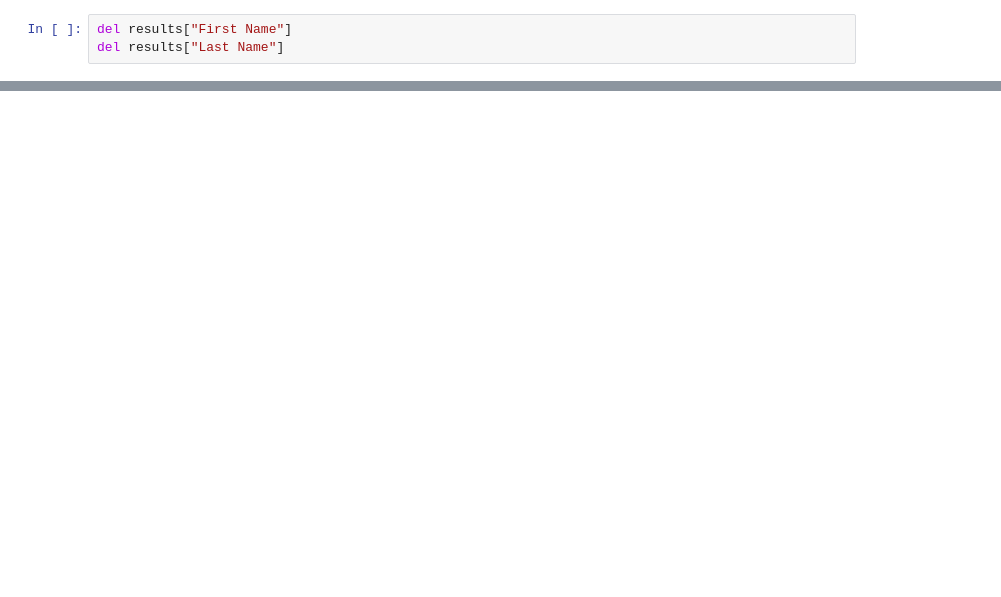
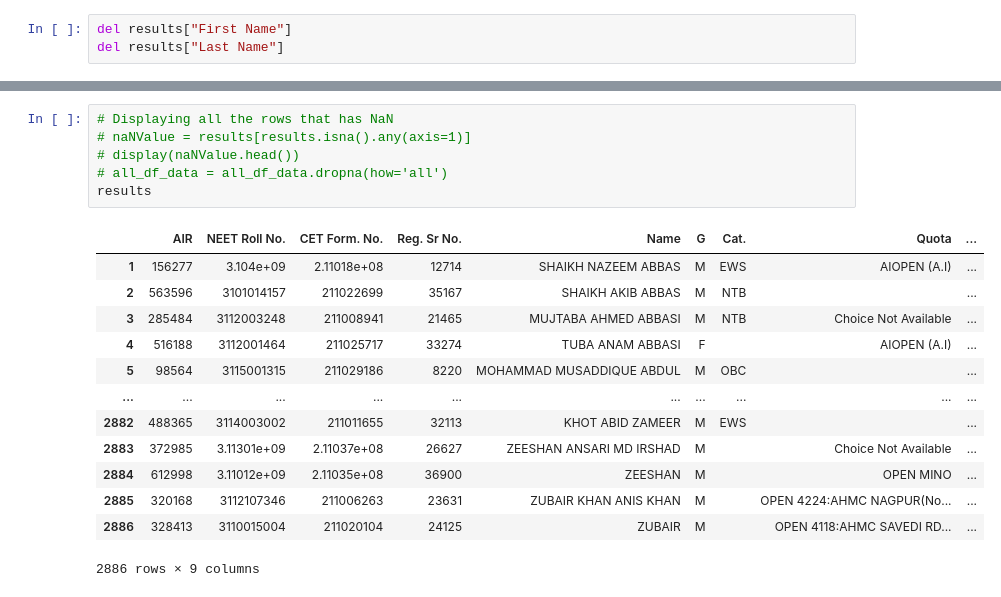
Before and after one commit to erkmk/python_practice, a Jupyter notebook: Extracting Specific Students from given PDF.ipynb, the cells around one changed output, grey strips where cells are left out. Saved outputs shown, nothing was run; the diff lists cells and outputs as text; blank space fills up the shorter version.

```diff
--- a/Extracting Specific Students from given PDF.ipynb
+++ b/Extracting Specific Students from given PDF.ipynb
@@ -281,0 +313,20 @@ results.to_csv('muslim_students_only1.csv', index=False)
+# %%
+# Displaying all the rows that has NaN
+# naNValue = results[results.isna().any(axis=1)]
+# display(naNValue.head())
+# all_df_data = all_df_data.dropna(how='all')
+results
+# %% [output]
+|  | AIR | NEET Roll No. | CET Form. No. | Reg. Sr No. | Name | G | Cat. | Quota | ... |
+| 1 | 156277 | 3.104e+09 | 2.11018e+08 | 12714 | SHAIKH NAZEEM ABBAS | M | EWS | AIOPEN (A.I) | ... |
+| 2 | 563596 | 3101014157 | 211022699 | 35167 | SHAIKH AKIB ABBAS | M | NTB |  | ... |
+| 3 | 285484 | 3112003248 | 211008941 | 21465 | MUJTABA AHMED ABBASI | M | NTB | Choice Not Available | ... |
+| 4 | 516188 | 3112001464 | 211025717 | 33274 | TUBA ANAM ABBASI | F |  | AIOPEN (A.I) | ... |
+| 5 | 98564 | 3115001315 | 211029186 | 8220 | MOHAMMAD MUSADDIQUE ABDUL | M | OBC |  | ... |
+| ... | ... | ... | ... | ... | ... | ... | ... | ... | ... |
+| 2882 | 488365 | 3114003002 | 211011655 | 32113 | KHOT ABID ZAMEER | M | EWS |  | ... |
+| 2883 | 372985 | 3.11301e+09 | 2.11037e+08 | 26627 | ZEESHAN ANSARI MD IRSHAD | M |  | Choice Not Available | ... |
+| 2884 | 612998 | 3.11012e+09 | 2.11035e+08 | 36900 | ZEESHAN | M |  | OPEN MINO | ... |
+| 2885 | 320168 | 3112107346 | 211006263 | 23631 | ZUBAIR KHAN ANIS KHAN | M |  | OPEN 4224:AHMC NAGPUR(No... | ... |
+| 2886 | 328413 | 3110015004 | 211020104 | 24125 | ZUBAIR | M |  | OPEN 4118:AHMC SAVEDI RD... | ... |
+2886 rows × 9 columns
```
Also changed, not shown: parts of 7 cells of this notebook, 27 other files.
